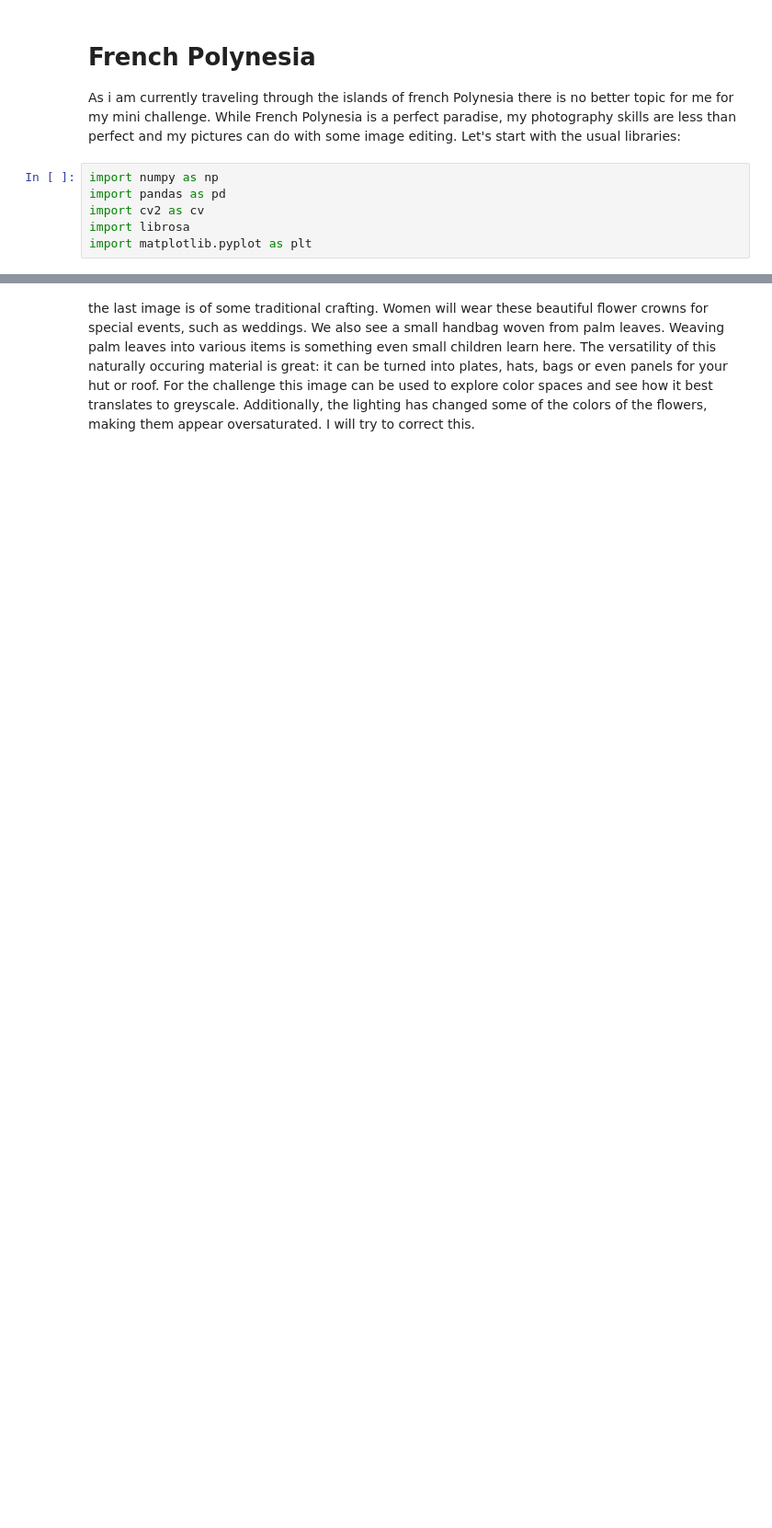
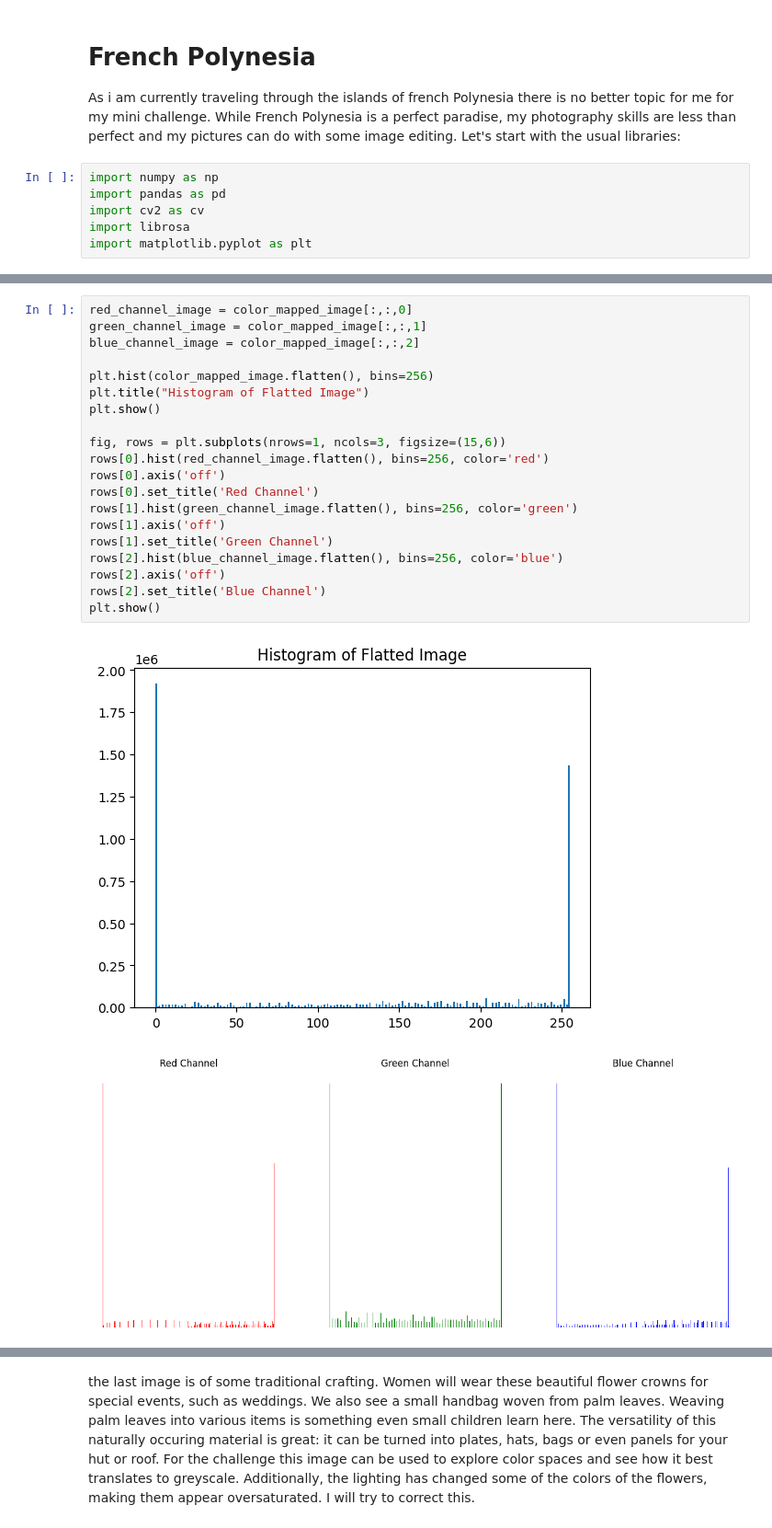
Before and after one commit to AntoniaBonfa/gbsv_mc1, a Jupyter notebook: welcome to paradise.ipynb, the cells around one changed output, grey strips where cells are left out. Shown at 92% size. Cells and saved outputs as stored; diff of their text form; blank space fills up the shorter version.

```diff
--- a/welcome to paradise.ipynb
+++ b/welcome to paradise.ipynb
@@ -22,0 +87,23 @@ The next image is from an ancient mara'e - places of power or worship in the old
+# %%
+red_channel_image = color_mapped_image[:,:,0]
+green_channel_image = color_mapped_image[:,:,1]
+blue_channel_image = color_mapped_image[:,:,2]
+
+plt.hist(color_mapped_image.flatten(), bins=256)
+plt.title("Histogram of Flatted Image")
+plt.show()
+
+fig, rows = plt.subplots(nrows=1, ncols=3, figsize=(15,6))
+rows[0].hist(red_channel_image.flatten(), bins=256, color='red')
+rows[0].axis('off')
+rows[0].set_title('Red Channel')
+rows[1].hist(green_channel_image.flatten(), bins=256, color='green')
+rows[1].axis('off')
+rows[1].set_title('Green Channel')
+rows[2].hist(blue_channel_image.flatten(), bins=256, color='blue')
+rows[2].axis('off')
+rows[2].set_title('Blue Channel')
+plt.show()
+# %% [output]
+[figure, added]
+[figure, added]
```
Also changed, not shown: parts of 16 cells of this notebook, 5 other files.
